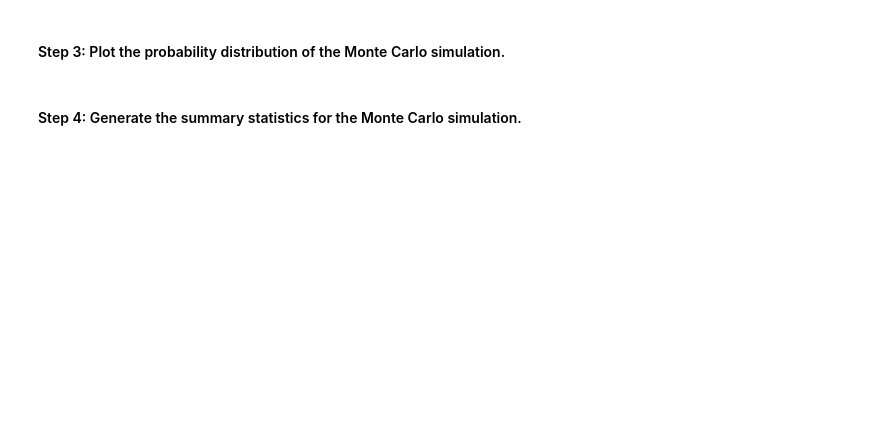
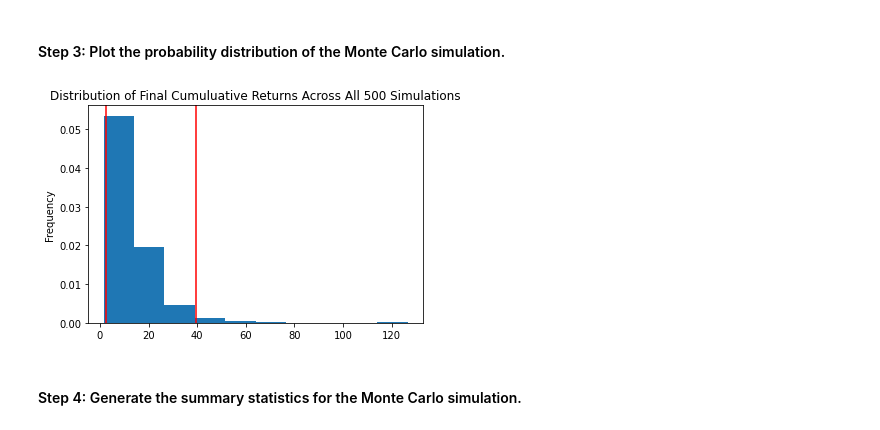
Before and after one commit to smruthid/FinancialAnalysisPlanner, a Jupyter notebook: financial_planning_tools.ipynb, the cells around one changed output. Cells and saved outputs as stored; diff of their text form; code cells hidden in the pictures; blank space fills up the shorter version.

```diff
--- a/financial_planning_tools.ipynb
+++ b/financial_planning_tools.ipynb
@@ -460,7 +529,10 @@ In this section, you’ll use the MCForecastTools library to create a Monte Carl
 # %%
 # Visualize the probability distribution of the 30-year Monte Carlo simulation
 # by plotting a histogram
 # YOUR CODE HERE
+MC_histogram_plot = MC_thirty.plot_distribution()
+# %% [output]
+[figure, added]
 # %% [markdown]
 #### Step 4: Generate the summary statistics for the Monte Carlo simulation.
 # %%
```
Also changed, not shown: parts of 26 cells of this notebook.
